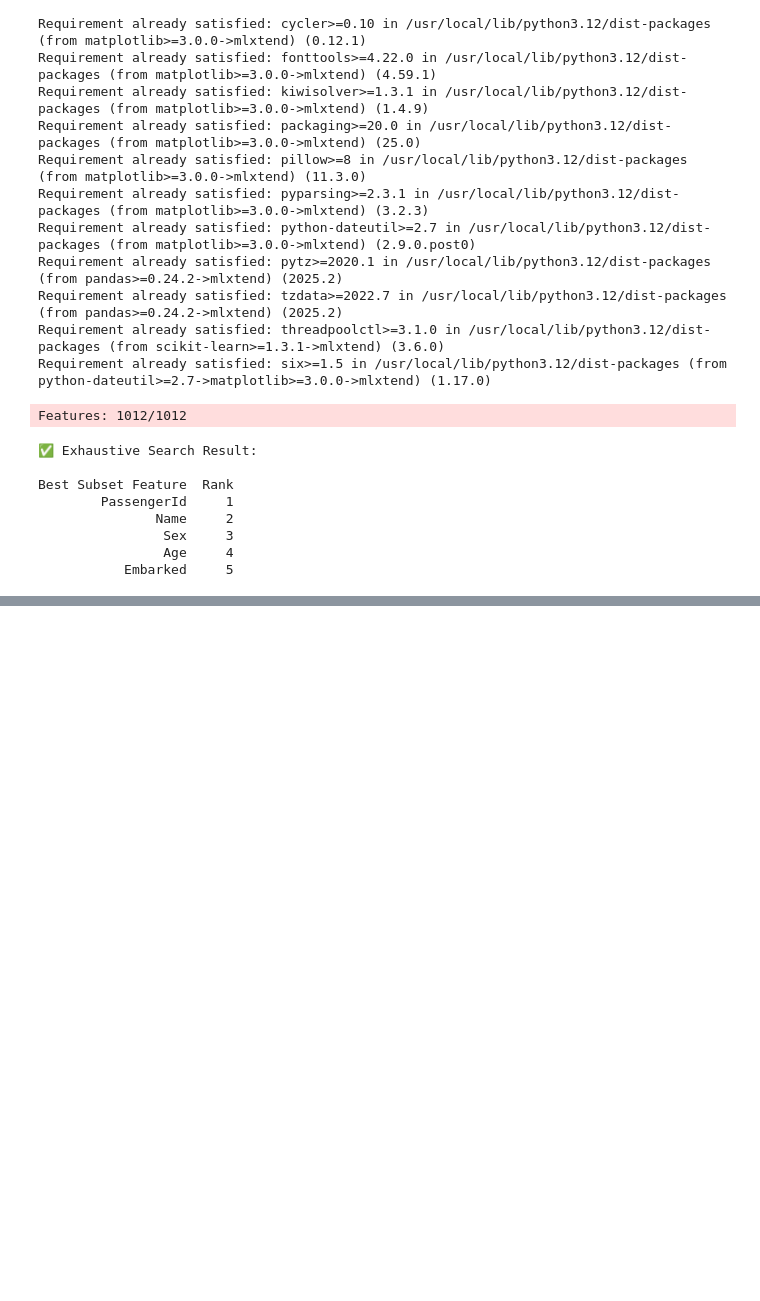
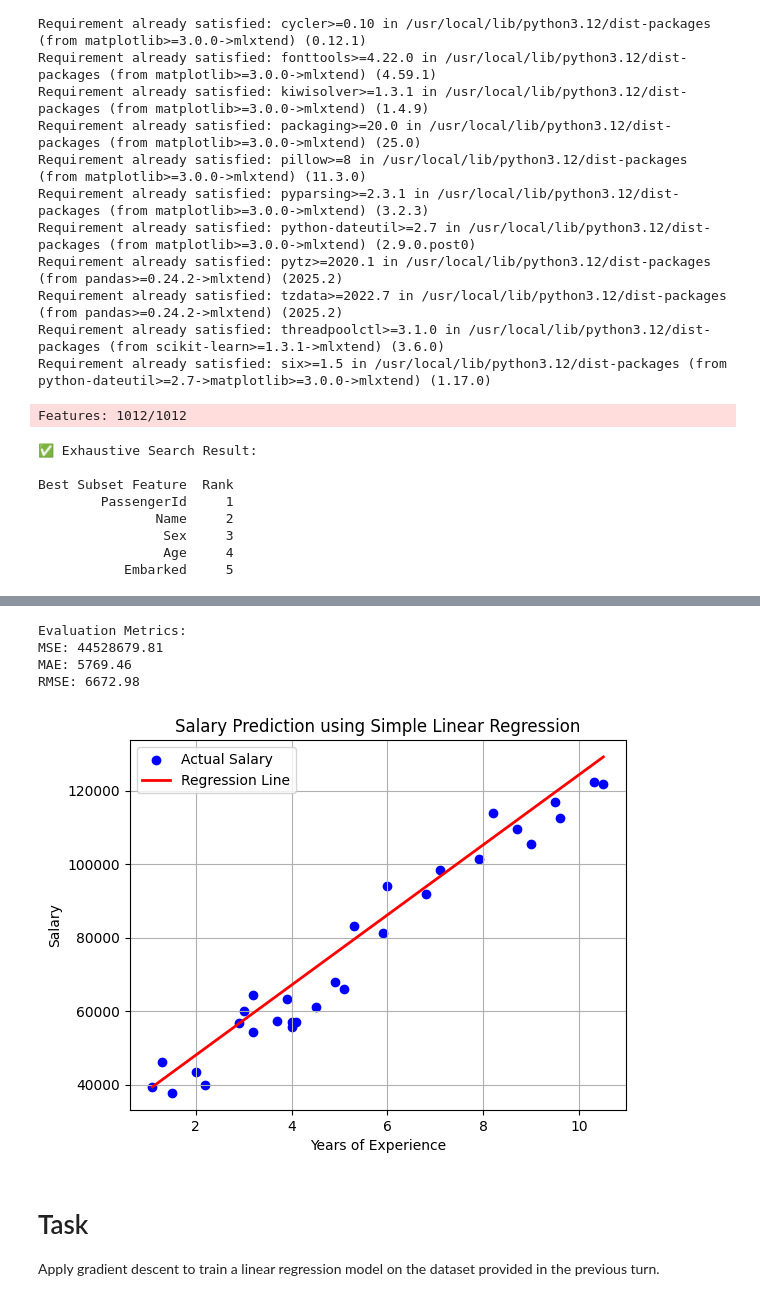
Before and after one commit to SHASHANK8412/IRIS, a Jupyter notebook: ML.ipynb, the cells around one changed output, grey strips where cells are left out. Saved outputs shown, nothing was run; the diff lists cells and outputs as text; code cells hidden in the pictures; blank space fills up the shorter version.

```diff
--- a/ML.ipynb
+++ b/ML.ipynb
@@ -694,0 +803,6 @@ Best Subset Feature  Rank
+# %%
+#SALARY DATA (PREDICTION OF SALARY BASED ON YEARS OF EXPERIENCE)
+d1=pd.read_csv('Salary_Data.csv')
+d1
+X=d1['YearsExperience'].values.reshape(-1,1)
+y=d1['Salary'].values.reshape(-1,1)
@@ -694,0 +827,29 @@ Best Subset Feature  Rank
+# %%
+# Predict on training data
+y_pred = model.predict(X)
+
+# Evaluation metrics
+mse = mean_squared_error(y, y_pred)
+mae = mean_absolute_error(y, y_pred)
+rmse = sqrt(mse)
+
+print("\nEvaluation Metrics:")
+print(f"MSE: {mse:.2f}")
+print(f"MAE: {mae:.2f}")
+print(f"RMSE: {rmse:.2f}")
+# %% [output]
+Evaluation Metrics:
+MSE: 44528679.81
+MAE: 5769.46
+RMSE: 6672.98
+# %%
+plt.scatter(X, y, color='blue', label='Actual Salary')
+plt.plot(X, y_pred, color='red', linewidth=2, label='Regression Line')
+plt.xlabel('Years of Experience')
+plt.ylabel('Salary')
+plt.title('Salary Prediction using Simple Linear Regression')
+plt.legend()
+plt.grid(True)
+plt.show()
+# %% [output]
+[figure, added]
@@ -694,0 +860,3 @@ Best Subset Feature  Rank
+# %% [markdown]
+# Task
+Apply gradient descent to train a linear regression model on the dataset provided in the previous turn.
```
Also changed, not shown: parts of 55 cells of this notebook.
